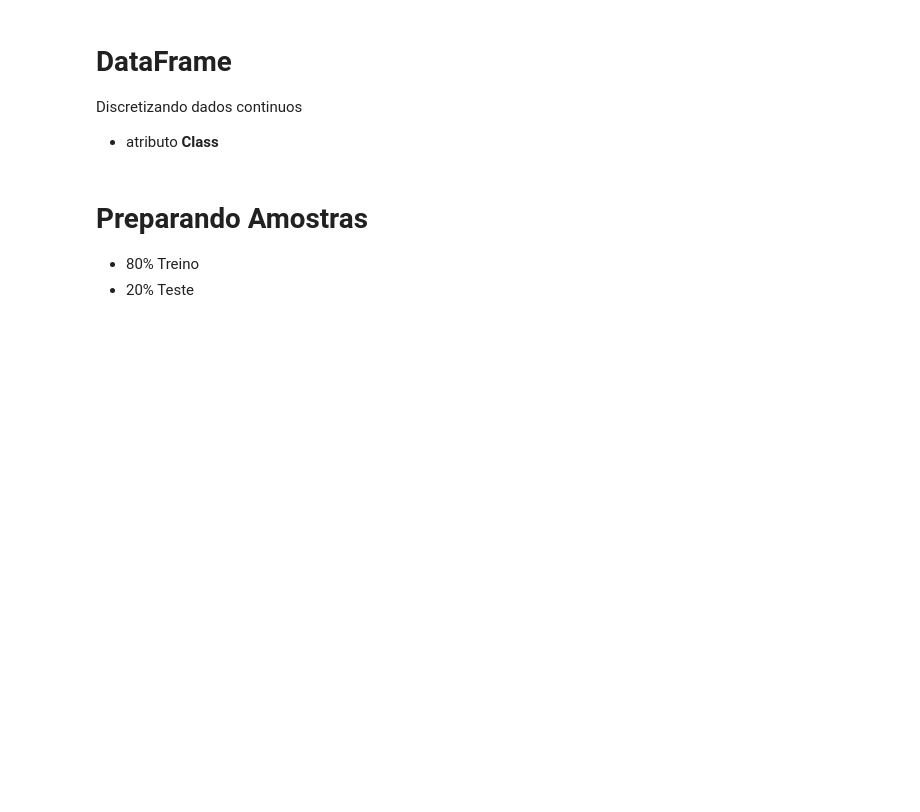
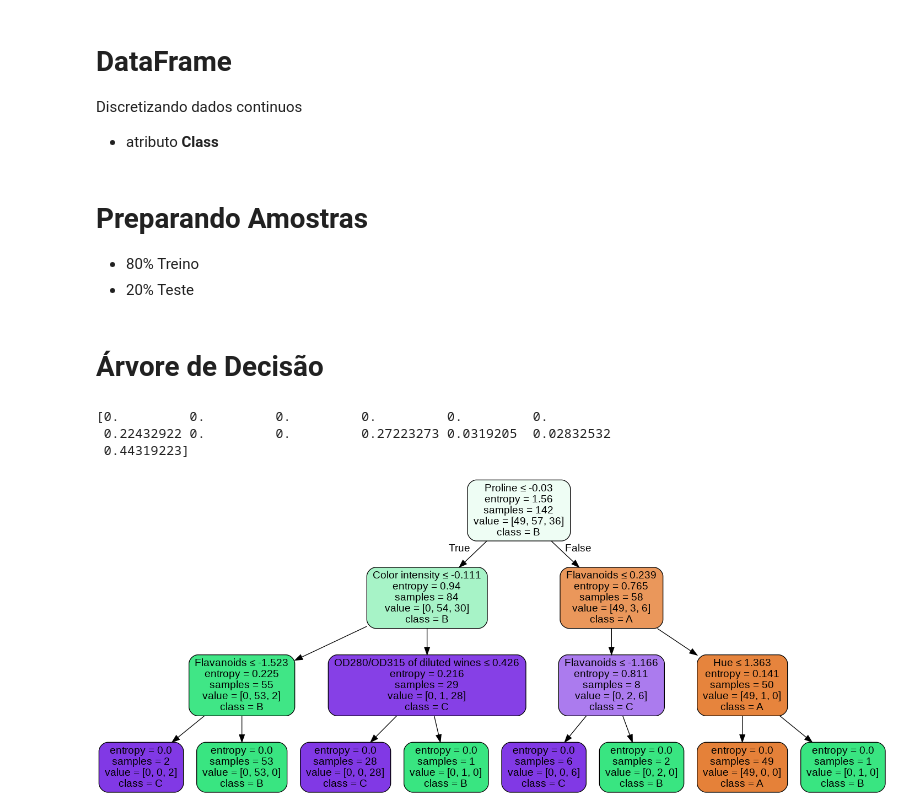
Before and after one commit to SamuelOliveira/Colab, a Jupyter notebook: FT084_1S2021_T1.ipynb, the cells around one changed output. Cells and saved outputs as stored; diff of their text form; code cells hidden in the pictures; blank space fills up the shorter version.

```diff
--- a/FT084_1S2021_T1.ipynb
+++ b/FT084_1S2021_T1.ipynb
@@ -86,20 +122,27 @@ X_test = scaler.transform(X_test)
 # ARMAZENANDO AS AMOSTRAS
 df_tr.to_csv('sample_data/wine_train.csv')
 df_ts.to_csv('sample_data/wine_test.csv')
+# %% [markdown]
+# Árvore de Decisão
 # %%
-# decisionTree = DecisionTreeClassifier(criterion='entropy', max_depth=5)
-# model_tree = decisionTree.fit(X_train, Y_train)
+decisionTree = DecisionTreeClassifier(criterion='entropy', max_depth=5)
+model_tree = decisionTree.fit(X_train, Y_train)
 
-# #PODEMOS MOSTRAR A FEATURE MAIS IMPORTANTE (WHITE BOX?)
-# print(model_tree.feature_importances_)
-# print('\n')
+#PODEMOS MOSTRAR A FEATURE MAIS IMPORTANTE (WHITE BOX?)
+print(model_tree.feature_importances_)
+print('\n')
 
-# name_classes = model_tree.classes_
+name_classes = model_tree.classes_
 
-# # MONTAR A IMAGEM DA ÁRVORE
-# dot_data = StringIO()
-# export_graphviz(model_tree, out_file=dot_data, filled=True, feature_names=name_features, class_names=name_classes, rounded=True, special_characters=True)
-# graph = pydotplus.graph_from_dot_data(dot_data.getvalue())
-# Image(graph.create_png())
-# graph.write_png("model_tree.png")
-# Image('model_tree.png')
+# MONTAR A IMAGEM DA ÁRVORE
+dot_data = StringIO()
+export_graphviz(model_tree, out_file=dot_data, filled=True, feature_names=name_features, class_names=name_classes, rounded=True, special_characters=True)
+graph = pydotplus.graph_from_dot_data(dot_data.getvalue())
+Image(graph.create_png())
+graph.write_png("model_tree.png")
+Image('model_tree.png')
+# %% [output]
+[0.         0.         0.         0.         0.         0.
+ 0.22432922 0.         0.         0.27223273 0.0319205  0.02832532
+ 0.44319223]
+[figure, added]
```
Also changed, not shown: parts of 6 cells of this notebook.
